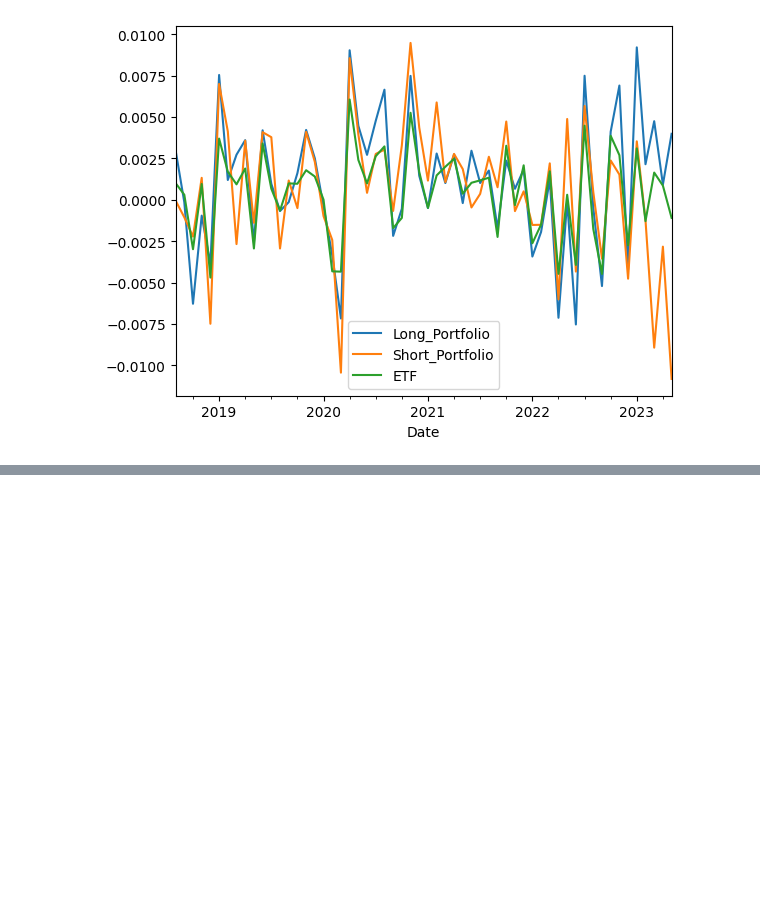
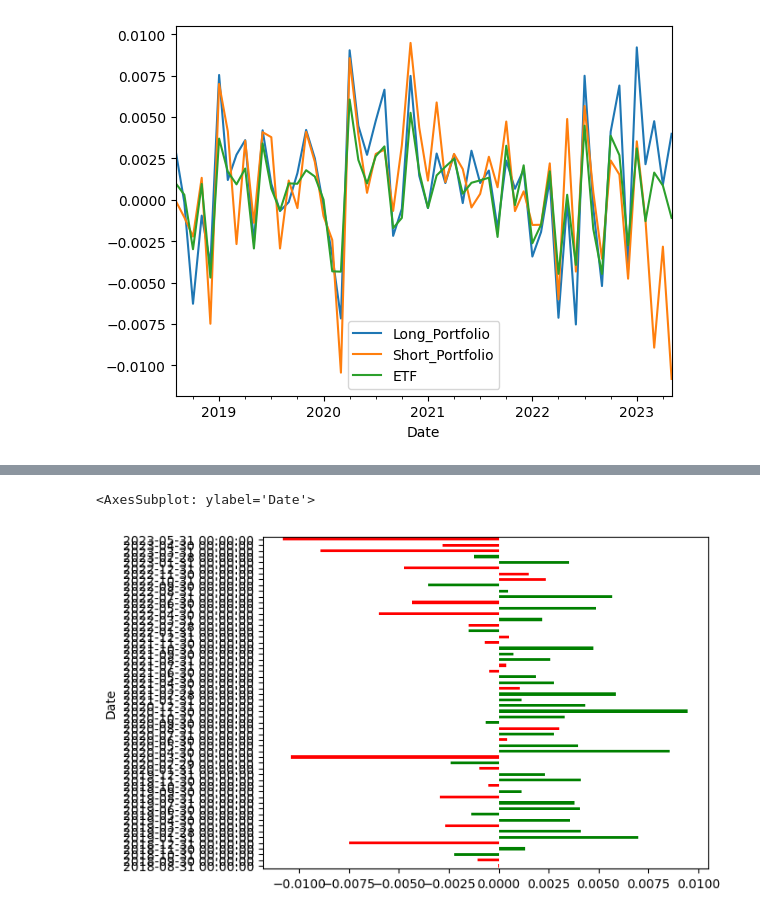
Before and after one commit to CCNY-Analytics-and-Quant/Yaw_Amankwah_Final_Project, a Jupyter notebook: final_project.ipynb, the cells around one changed output, grey strips where cells are left out. Saved outputs shown, nothing was run; the diff lists cells and outputs as text; code cells hidden in the pictures; blank space fills up the shorter version.

```diff
--- a/final_project.ipynb
+++ b/final_project.ipynb
@@ -172,0 +205,11 @@ monthly_returns = stock_returns.resample('M').mean()
+# %%
+# SHORT PORTFOLIO VS ETF
+# POSITIVE (GREEN) = SHORT RETURN BETTER THAN ETF RETURN
+monthly_portfolio_returns['Short_Portfolio'].plot(
+    kind='barh', color = monthly_portfolio_returns.Short_Positive.map({
+        True: 'g', False: 'r'
+    })
+)
+# %% [output]
+<AxesSubplot: ylabel='Date'>
+[figure, added]
```
Also changed, not shown: parts of 5 cells of this notebook.
